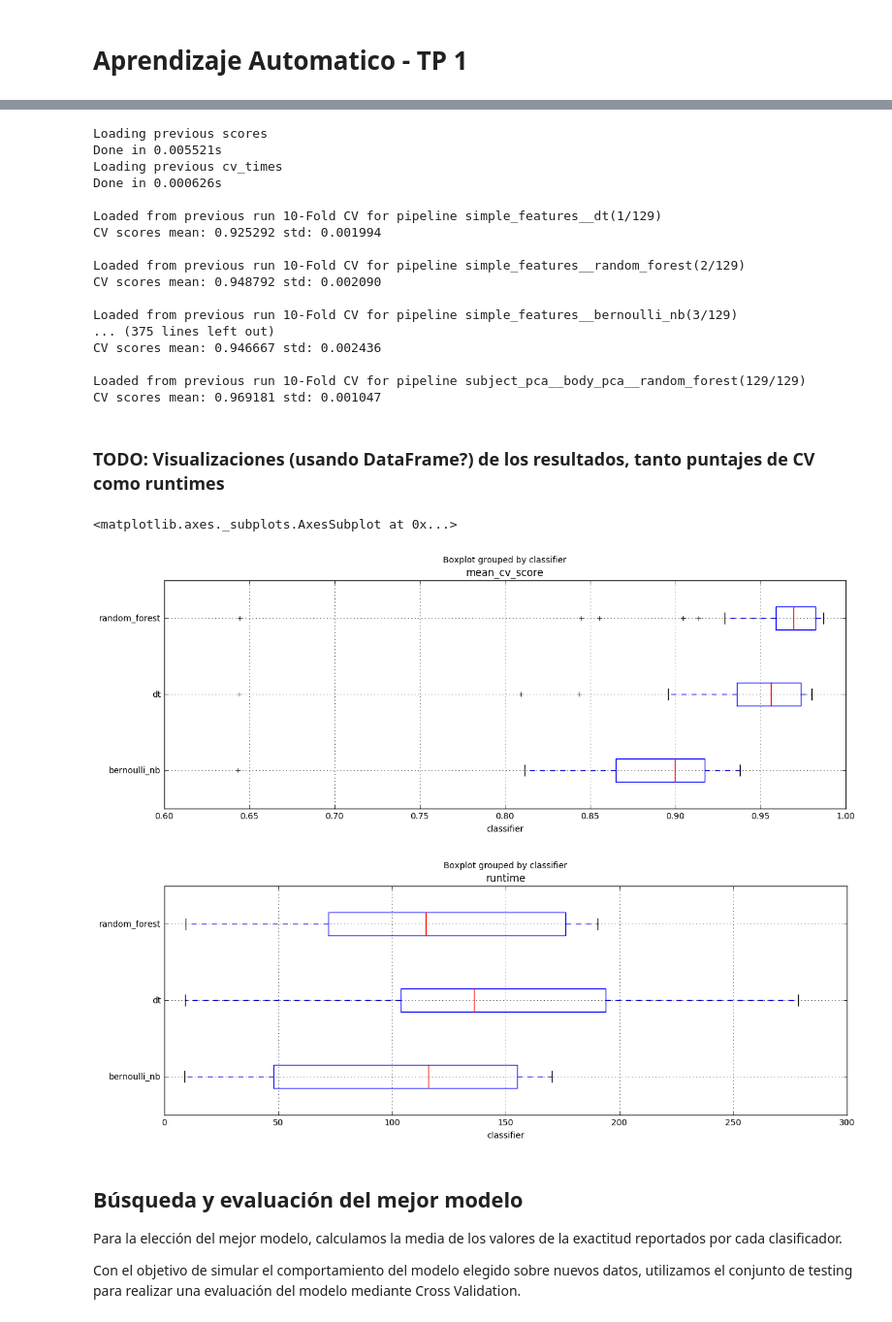
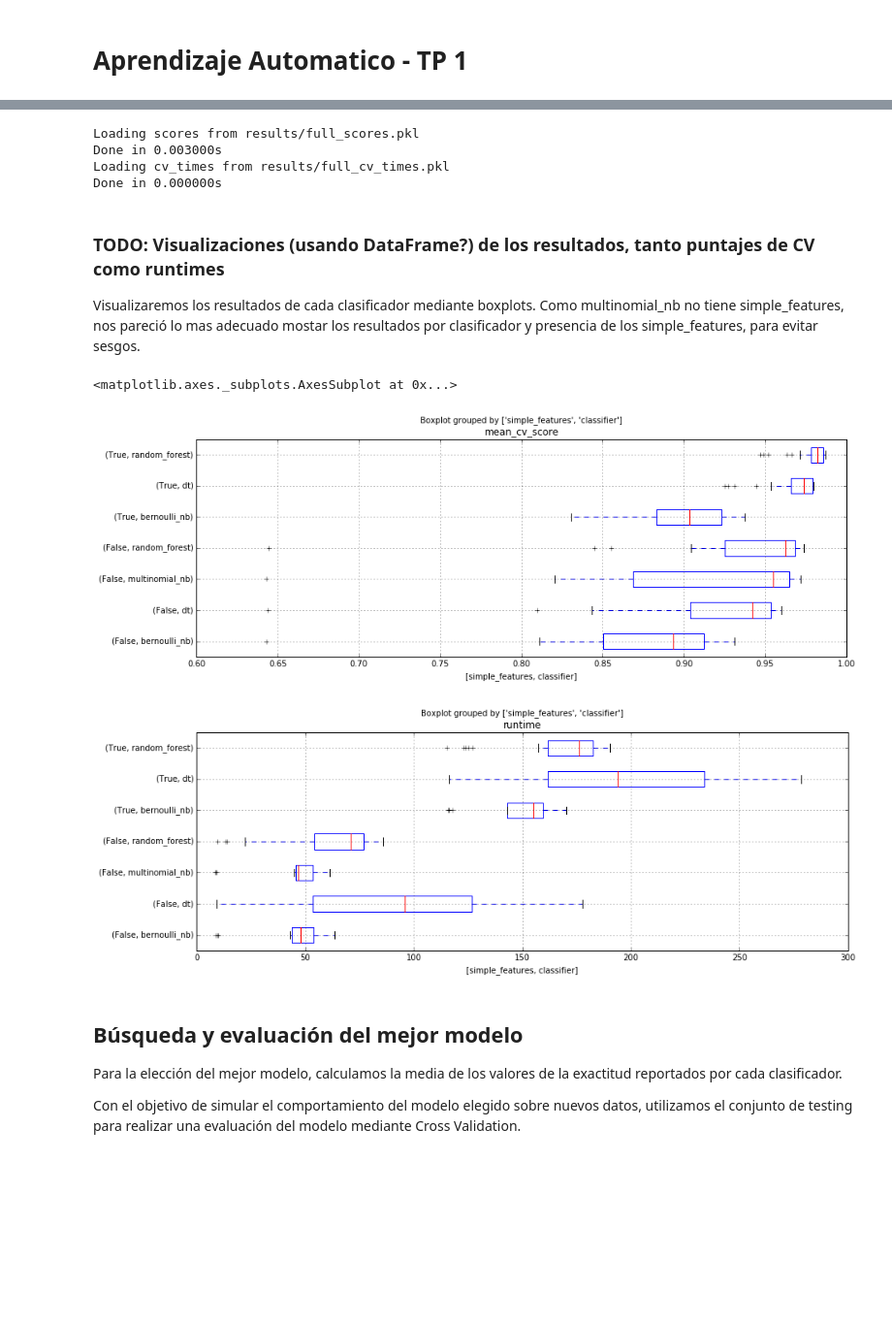
Before and after one commit to LautaroPetaccio/AA-TP, a Jupyter notebook: entrega.ipynb, the cells around one changed output, grey strips where cells are left out. Shown: that part at 97% size. Cells and saved outputs as stored; diff of their text form; code cells hidden in the pictures; blank space fills up the shorter version.

```diff
--- a/entrega.ipynb
+++ b/entrega.ipynb
@@ -116,30 +114,22 @@ Para cada uno de los modelos armados (con todas las variaciones mencionadas), co
 #### Explicar parámetros base de los clasificadores, por qué esos valores?
 # %%
 pipeline_types = [None, 'tfidf', 'k_best', 'l1', 'pca']
-classifier_types = ['dt', 'random_forest', 'bernoulli_nb']
+classifier_types = ['dt', 'random_forest', 'bernoulli_nb', 'multinomial_nb']
 pipelines = build_all_pipelines(pipeline_types, pipeline_types, classifier_types)
+pipelines = [(name, configuration, pipeline) for
+             name, configuration, pipeline in pipelines if
+             not (configuration['simple_features'] and configuration['classifier_type'] == 'multinomial_nb')]
 # %%
-scores, cv_times = evaluate_and_meassure(train_set, pipelines, 'full', cv=10, n_jobs=5)
+scores, cv_times = evaluate_and_measure(train_set, pipelines, 'full', cv=10, n_jobs=5)
 # %% [output]
-Loading previous scores
-Done in 0.005521s
-Loading previous cv_times
-Done in 0.000626s
-
-Loaded from previous run 10-Fold CV for pipeline simple_features__dt(1/129)
-CV scores mean: 0.925292 std: 0.001994
-
-Loaded from previous run 10-Fold CV for pipeline simple_features__random_forest(2/129)
-CV scores mean: 0.948792 std: 0.002090
-
-Loaded from previous run 10-Fold CV for pipeline simple_features__bernoulli_nb(3/129)
-... (375 lines left out)
-CV scores mean: 0.946667 std: 0.002436
-
-Loaded from previous run 10-Fold CV for pipeline subject_pca__body_pca__random_forest(129/129)
-CV scores mean: 0.969181 std: 0.001047
+Loading scores from results/full_scores.pkl
+Done in 0.003000s
+Loading cv_times from results/full_cv_times.pkl
+Done in 0.000000s
 # %% [markdown]
 ### TODO: Visualizaciones (usando DataFrame?) de los resultados, tanto puntajes de CV como runtimes
+
+Visualizaremos los resultados de cada clasificador mediante boxplots. Como multinomial_nb no tiene simple_features, nos pareció lo mas adecuado mostar los resultados por clasificador y presencia de los simple_features, para evitar sesgos.
 # %%
 def build_summary_dataframe(pipelines, scores, cv_times):
     names = [name for name, _, _ in pipelines]
@@ -158,12 +148,12 @@ def build_summary_dataframe(pipelines, scores, cv_times):
 # %%
 summary_df = build_summary_dataframe(pipelines, scores, cv_times)
 # %%
-summary_df.boxplot(column=['mean_cv_score'], by='classifier', vert=False)
-summary_df.boxplot(column=['runtime'], by='classifier', vert=False)
+summary_df.boxplot(column=['mean_cv_score'], by=['simple_features', 'classifier'], vert=False)
+summary_df.boxplot(column=['runtime'], by=['simple_features', 'classifier'], vert=False)
 # %% [output]
 <matplotlib.axes._subplots.AxesSubplot at 0x...>
-[figure, old version]
+[figure, new version]
-[figure, old version]
+[figure, new version]
 # %% [markdown]
 ## Búsqueda y evaluación del mejor modelo
 
```
Also changed, not shown: parts of 13 cells of this notebook, 8 other files.
